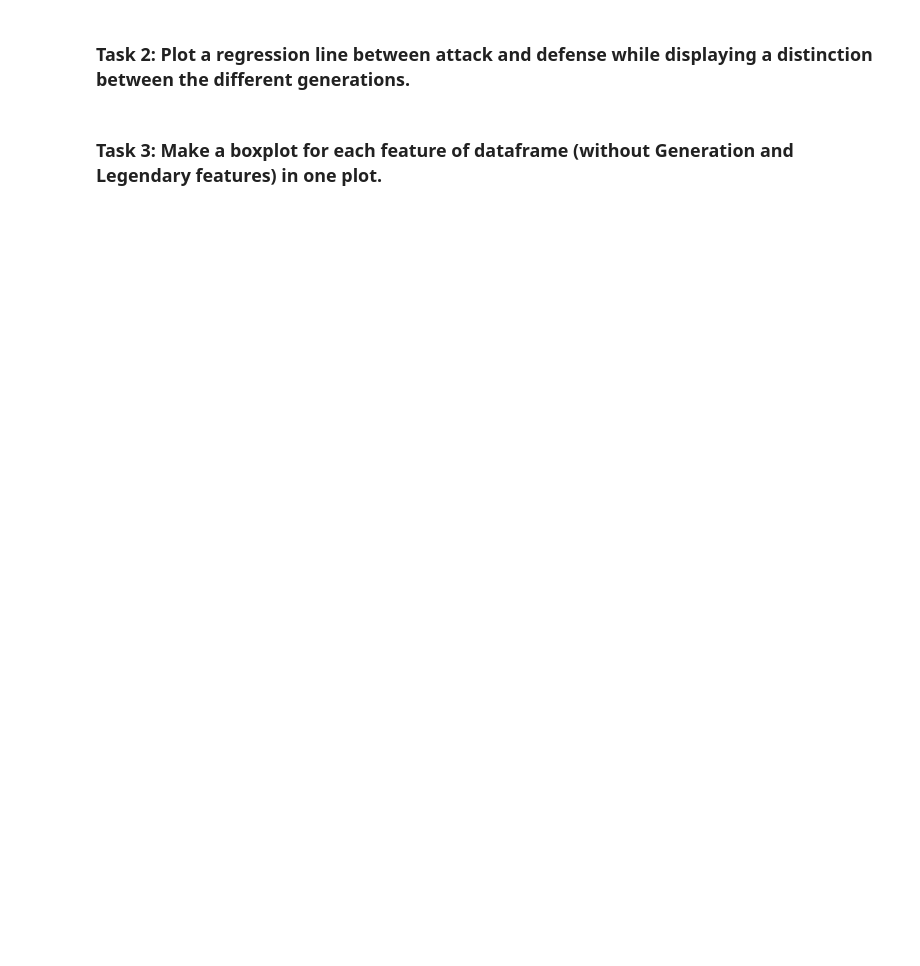
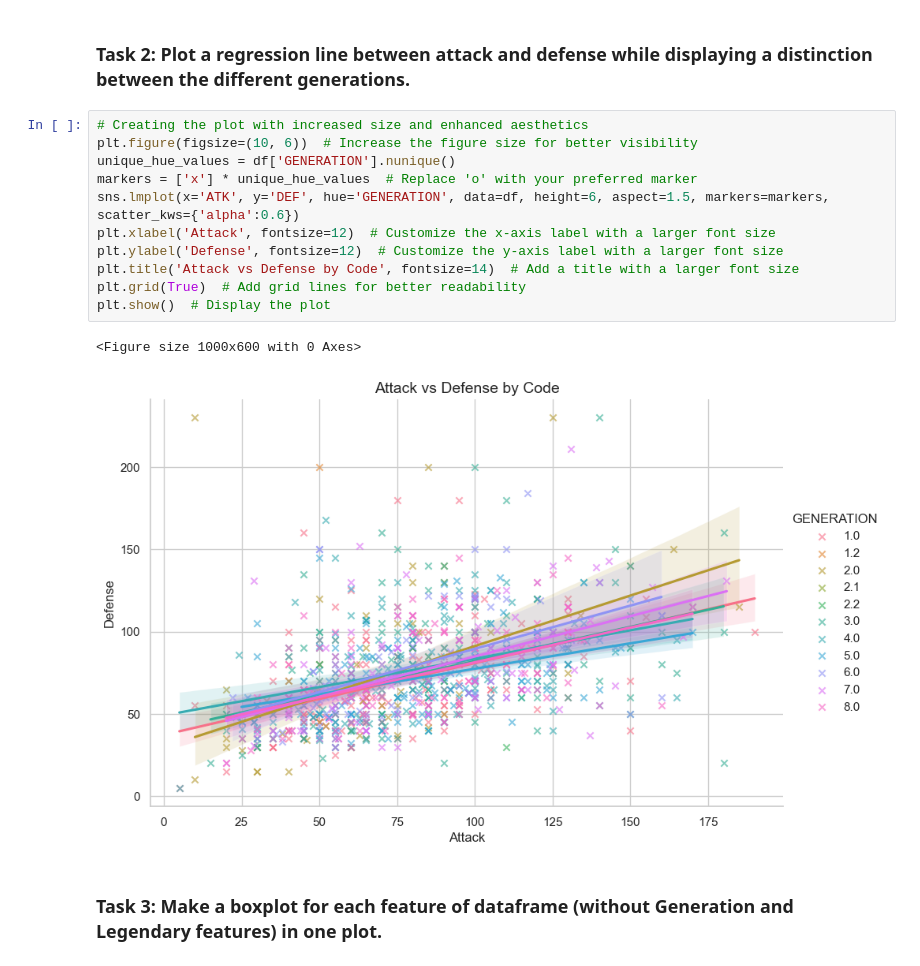
Before and after one commit to rdebullain/dataviz_exercises, a Jupyter notebook: seaborn_exercise.ipynb, the cells around one changed output. Saved outputs shown, nothing was run; the diff lists cells and outputs as text; blank space fills up the shorter version.

```diff
--- a/seaborn_exercise.ipynb
+++ b/seaborn_exercise.ipynb
@@ -21,4 +45,18 @@ df.head()
 # %% [markdown]
 ### Task 2: Plot a regression line between attack and defense while displaying a distinction between the different generations.
+# %%
+# Creating the plot with increased size and enhanced aesthetics
+plt.figure(figsize=(10, 6))  # Increase the figure size for better visibility
+unique_hue_values = df['GENERATION'].nunique()
+markers = ['x'] * unique_hue_values  # Replace 'o' with your preferred marker
+sns.lmplot(x='ATK', y='DEF', hue='GENERATION', data=df, height=6, aspect=1.5, markers=markers, scatter_kws={'alpha':0.6})
+plt.xlabel('Attack', fontsize=12)  # Customize the x-axis label with a larger font size
+plt.ylabel('Defense', fontsize=12)  # Customize the y-axis label with a larger font size
+plt.title('Attack vs Defense by Code', fontsize=14)  # Add a title with a larger font size
+plt.grid(True)  # Add grid lines for better readability
+plt.show()  # Display the plot
+# %% [output]
+<Figure size 1000x600 with 0 Axes>
+[figure, added]
 # %% [markdown]
 ### Task 3: Make a boxplot for each feature of dataframe (without Generation and Legendary features) in one plot.
```
Also changed, not shown: parts of 7 cells of this notebook, 1 other file.
